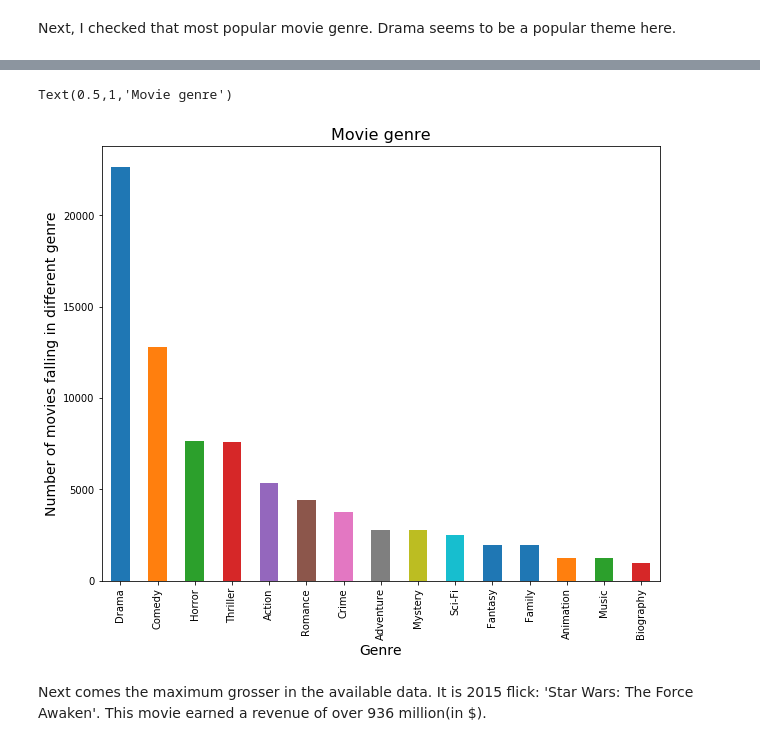
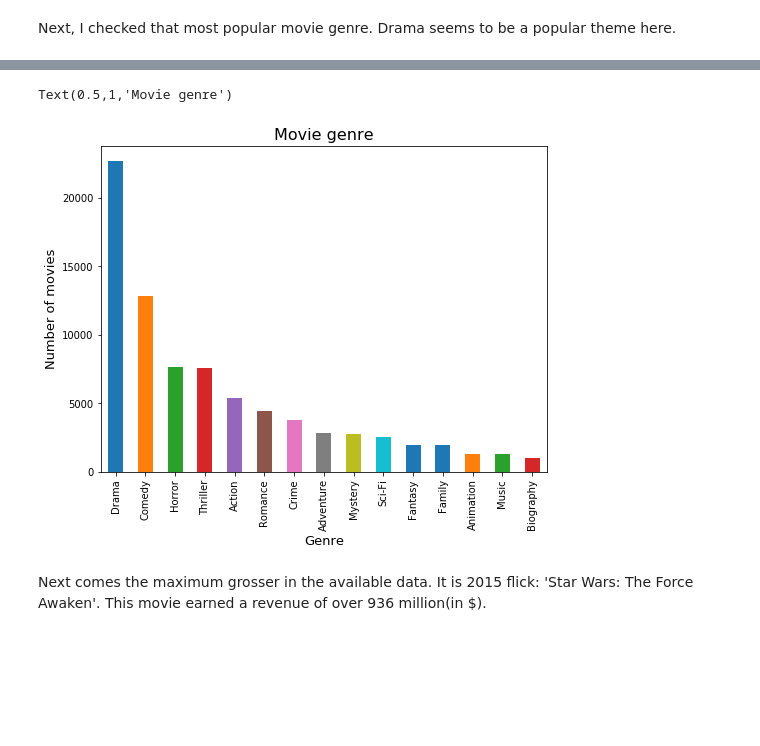
Before and after one commit to bbhatt001/Movies-Analysis, a Jupyter notebook: Last 10 years of Cinema.ipynb, the cells around one changed output, grey strips where cells are left out. Saved outputs shown, nothing was run; the diff lists cells and outputs as text; code cells hidden in the pictures; blank space fills up the shorter version.

```diff
--- a/Last 10 years of Cinema.ipynb
+++ b/Last 10 years of Cinema.ipynb
@@ -467,14 +488,14 @@ Music         1256
 Biography      986
 dtype: int64
 # %%
-fig, ax= plt.subplots(figsize=(10,8))
+fig, ax= plt.subplots(figsize=(8,6))
 x.head(15).plot(kind='bar')
-plt.xlabel('Genre', fontsize=14)
-plt.ylabel('Number of movies falling in different genre', fontsize=14)
+plt.xlabel('Genre', fontsize=13)
+plt.ylabel('Number of movies', fontsize=13)
 plt.title('Movie genre', fontsize=16)
 # %% [output]
 Text(0.5,1,'Movie genre')
-[figure, old version]
+[figure, new version]
 # %% [markdown]
 Next comes the maximum grosser in the available data. It is 2015 flick: 'Star Wars: The Force Awaken'. This movie earned a revenue of over 936 million(in $).
 # %%
```
Also changed, not shown: parts of 13 cells of this notebook.
